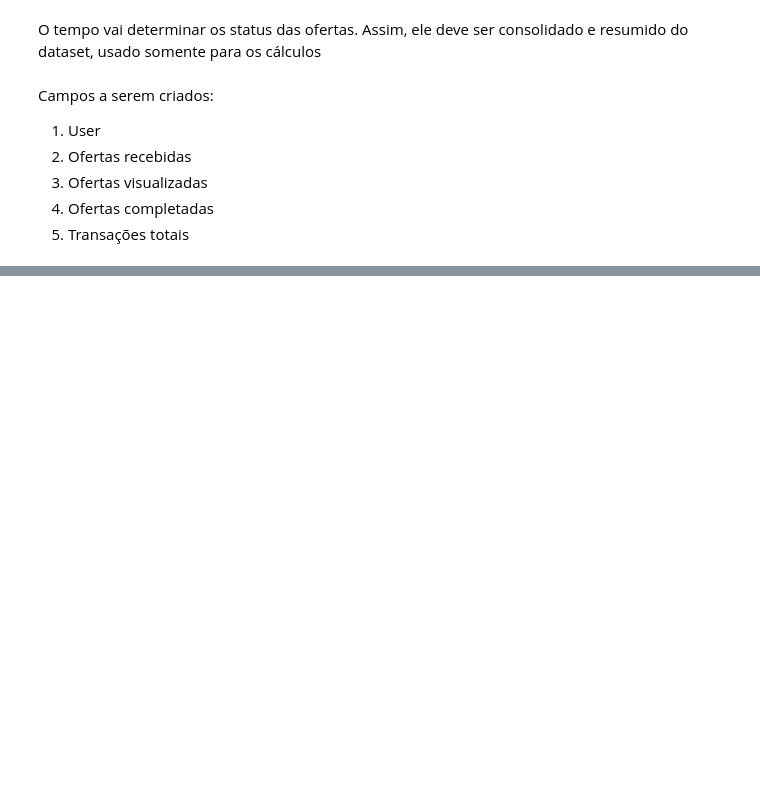
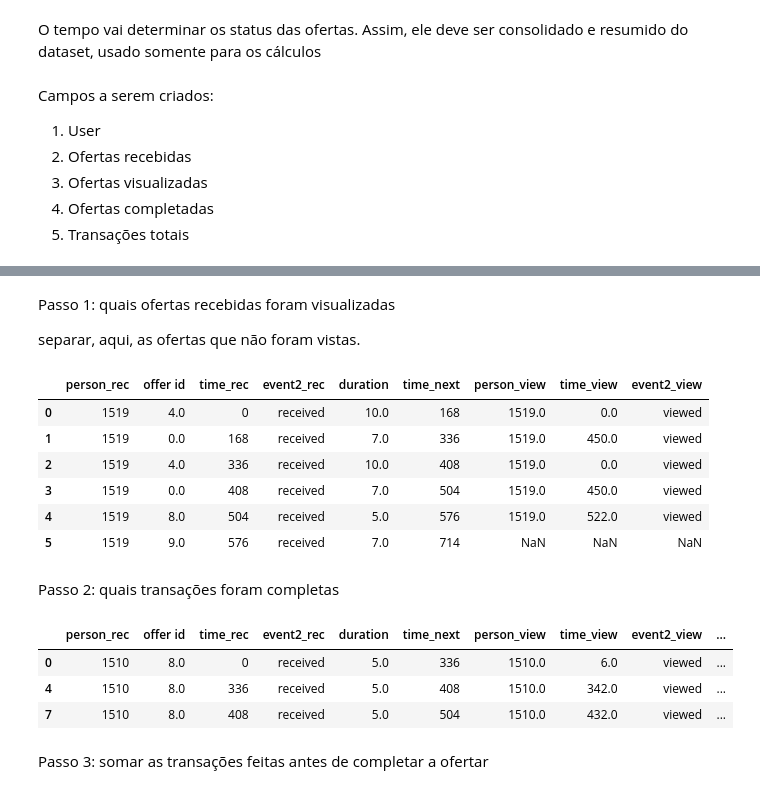
Before and after one commit to IsmaelMiranda11/capstone_project_offer_starbucks, a Jupyter notebook: Explorando os Dados.ipynb, the cells around one changed output, grey strips where cells are left out. Saved outputs shown, nothing was run; the diff lists cells and outputs as text; code cells hidden in the pictures; blank space fills up the shorter version.

```diff
--- a/Explorando os Dados.ipynb
+++ b/Explorando os Dados.ipynb
@@ -253,0 +315,16 @@ df_joined.duration = df_joined.duration * 24
+# %%
+# Passo a passo realizado aqui
+
+# Separar cada base das fases: recebida, visualizada, completada e transações
+
+# Ofertas recebidas
+recebidas = df_joined.loc[df_joined.event2=='received'][['person', 'offer id',  'time', 'event2', 'duration']]
+recebidas['time_next'] = recebidas.shift(-1, fill_value=transcript.time.max()).time # talvez fazer um groupby ao inves, para considerar somente com o mesmo id. eu posso mandar duas ofertas diferentes para o o usuário
+
+visualizadas = df_joined.loc[df_joined.event2=='viewed'][['person', 'offer id',  'time', 'event2']]
+
+transacoes = df_joined.loc[df_joined.event2=='transaction'][['person', 'time', 'event2', 'amount']]
+
+completadas = df_joined.loc[df_joined.event2=='completed'][['person', 'offer_id', 'time', 'event2', 'reward']]
+
+recebidas
@@ -253,0 +365,17 @@ df_joined.duration = df_joined.duration * 24
+# %% [markdown]
+Passo 1: quais ofertas recebidas foram visualizadas
+
+separar, aqui, as ofertas que não foram vistas.
+# %%
+# Unir por id, quais foram recebidas
+df_mg1 = recebidas.merge(visualizadas, on='offer id', how='left',suffixes=('_rec', '_view') )
+
+df_mg1
+# %% [output]
+|  | person_rec | offer id | time_rec | event2_rec | duration | time_next | person_view | time_view | event2_view |
+| 0 | 1519 | 4.0 | 0 | received | 10.0 | 168 | 1519.0 | 0.0 | viewed |
+| 1 | 1519 | 0.0 | 168 | received | 7.0 | 336 | 1519.0 | 450.0 | viewed |
+| 2 | 1519 | 4.0 | 336 | received | 10.0 | 408 | 1519.0 | 0.0 | viewed |
+| 3 | 1519 | 0.0 | 408 | received | 7.0 | 504 | 1519.0 | 450.0 | viewed |
+| 4 | 1519 | 8.0 | 504 | received | 5.0 | 576 | 1519.0 | 522.0 | viewed |
+| 5 | 1519 | 9.0 | 576 | received | 7.0 | 714 | NaN | NaN | NaN |
@@ -253,0 +394,26 @@ df_joined.duration = df_joined.duration * 24
+# %% [markdown]
+Passo 2: quais transações foram completas
+# %%
+# Unir por id, quais foram completas
+df_mg3 = df_mg2.merge(completadas, left_on='offer id', right_on='offer_id', how='left', suffixes=('', '_com'))
+df_mg3 = df_mg3.rename(columns={'time':'time_com', 'event2': 'completed'})
+
+# Filtrar visualizações antes do próximo anúncio
+# df_mg4 = df_mg3.loc[(df_mg3.time_com >= df_mg3.time_view) & (df_mg3.time_com <= df_mg3.time_next)]
+df_mg4 = df_mg3.loc[(df_mg3.time_com >= df_mg3.time_rec) & (df_mg3.time_com <= df_mg3.period_max)]
+
+# Aqui, mais de uma oferta pode ser feita ao mesmo tempo, que vai gerar linhas duplicadas
+# O registro de mais de uma completação, pode ser para duas ofertas
+df_mg4 = df_mg4.drop_duplicates()
+
+# A oferta foi completada antes de ser visualizada?
+df_mg4 = df_mg4.assign(completed_after_view= lambda df: df.apply(lambda df: 1 if df.time_com > df.time_view else 0, axis=1) )
+
+df_mg4
+# %% [output]
+|  | person_rec | offer id | time_rec | event2_rec | duration | time_next | person_view | time_view | event2_view | ... |
+| 0 | 1510 | 8.0 | 0 | received | 5.0 | 336 | 1510.0 | 6.0 | viewed | ... |
+| 4 | 1510 | 8.0 | 336 | received | 5.0 | 408 | 1510.0 | 342.0 | viewed | ... |
+| 7 | 1510 | 8.0 | 408 | received | 5.0 | 504 | 1510.0 | 432.0 | viewed | ... |
+# %% [markdown]
+Passo 3: somar as transações feitas antes de completar a ofertar
```
Also changed, not shown: parts of 26 cells of this notebook, 2 other files.
